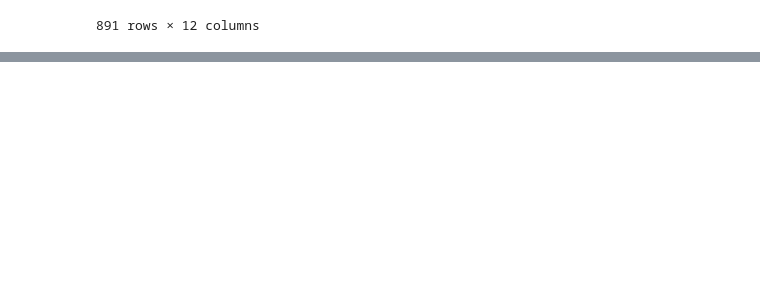
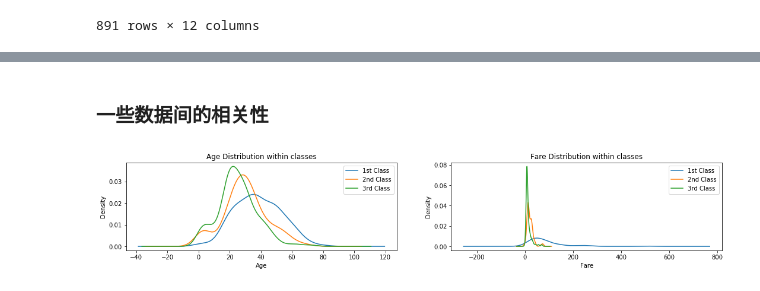
Before and after one commit to youlingman/ML-Playground, a Jupyter notebook: titanic/a-tour-to-titanic.ipynb, the cells around one changed output, grey strips where cells are left out. Drawn from its saved outputs; the diff is of its cells as text; code cells hidden in the pictures; blank space fills up the shorter version.

```diff
--- a/titanic/a-tour-to-titanic.ipynb
+++ b/titanic/a-tour-to-titanic.ipynb
@@ -36,0 +64,32 @@ plt.show()
+# %% [markdown]
+### 一些数据间的相关性
+# %%
+plt.figure(figsize=(18,6))
+
+plt.subplot2grid((2,2),(1,0))
+# plots a kernel density estimate of the subset of the 1st class passangers's age
+data.Age[data.Pclass == 1].plot(kind='kde')
+data.Age[data.Pclass == 2].plot(kind='kde')
+data.Age[data.Pclass == 3].plot(kind='kde')
+ # plots an axis lable
+plt.xlabel("Age")
+plt.title("Age Distribution within classes")
+# sets our legend for our graph.
+plt.legend(('1st Class', '2nd Class','3rd Class'),loc='best')
+
+plt.subplot2grid((2,2),(1,1))
+# plots a kernel density estimate of the subset of the 1st class passangers's age
+data.Fare[data.Pclass == 1].plot(kind='kde')
+data.Fare[data.Pclass == 2].plot(kind='kde')
+data.Fare[data.Pclass == 3].plot(kind='kde')
+ # plots an axis lable
+plt.xlabel("Fare")
+plt.title("Fare Distribution within classes")
+# sets our legend for our graph.
+plt.legend(('1st Class', '2nd Class','3rd Class'),loc='best')
+
+
+
+plt.show()
+# %% [output]
+[figure, added]
```
Also changed, not shown: parts of 9 cells of this notebook.
